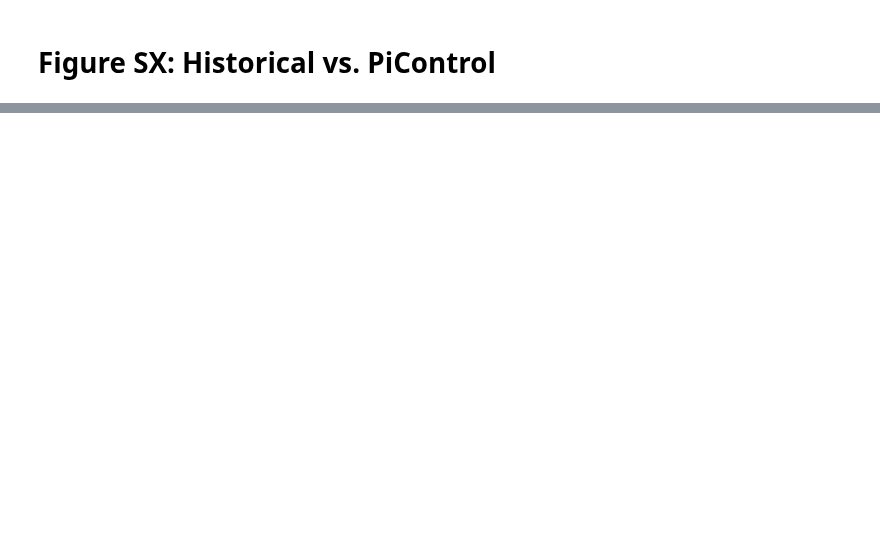
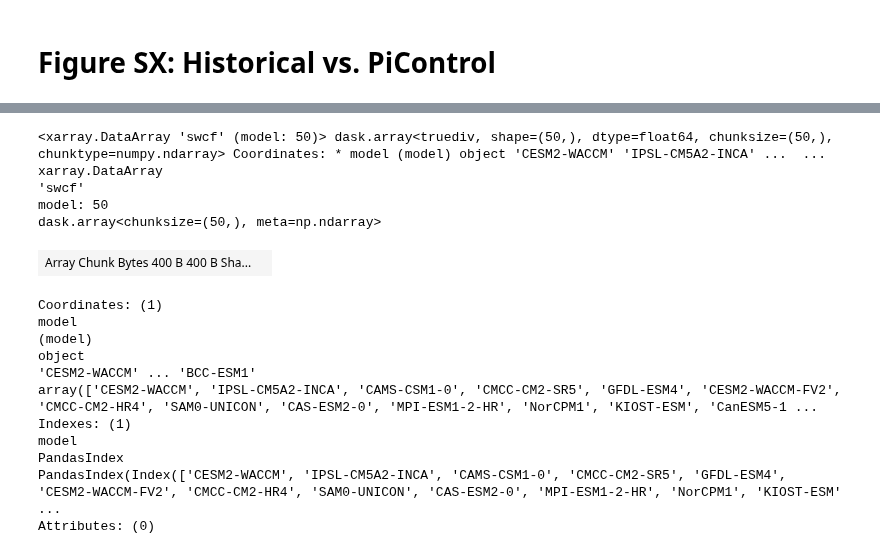
Before and after one commit to zacespinosa/SO-EP-teleconnection, a Jupyter notebook: Figure_Notebooks/Figure_SX_hist-vs-piControl.ipynb, the cells around one changed output, grey strips where cells are left out. Drawn from its saved outputs; the diff is of its cells as text; code cells hidden in the pictures; blank space fills up the shorter version.

```diff
--- a/Figure_Notebooks/Figure_SX_hist-vs-piControl.ipynb
+++ b/Figure_Notebooks/Figure_SX_hist-vs-piControl.ipynb
@@ -226 +313,25 @@ so_ept_hi = xr.open_dataset("/home/espinosa10/SO-EP-teleconnection/Data/so_ept_c
 so_ept_pi = xr.open_dataset("/home/espinosa10/SO-EP-teleconnection/Data/so_ept_coupling.nc")
+# %%
+# SWCF EPSA
+swcf_cmip6_epsa = xr.open_dataarray("/home/espinosa10/tropical_pacific_clouds/data/piControl/swcf_east_sa_cmip6_v3.nc")
+swcf_cmip5_epsa = xr.open_dataarray("/home/espinosa10/tropical_pacific_clouds/data/piControl/swcf_east_sa_cmip5_v3.nc")
+swcf_cmip_epsa = xr.concat([swcf_cmip6_epsa, swcf_cmip5_epsa], dim="model")
+
+obs_swcf = xr.open_dataset(f"/home/espinosa10/SO-EP-teleconnection/Data/obs/swcf-toa-obs-epsa.nc").swcf.values
+
+cre = xc.open_dataset("/home/espinosa10/tropical_pacific_clouds/data/historical/swcre_cmip6_monthly_1850-2000.nc", chunks={"time": -1})
+cre_anoms = xc.open_dataset("/home/espinosa10/tropical_pacific_clouds/data/historical/swcre_cmip6_anoms_monthly_1850-2000.nc", chunks={"time": -1})
+tos_cmip6 = xc.open_dataset("/home/espinosa10/tropical_pacific_clouds/data/historical/tos_mon_1850-2100_CMIP6_historical.nc", chunks={"time": -1})
+tos_anoms_cmip6 = tos_cmip6.temporal.departures("tos", "month").chunk({"time": -1})
+
+tos_cmip6["tos"] = detrend(tos_cmip6.tos)
+tos_anoms_cmip6["tos"] = detrend(tos_anoms_cmip6.tos)
+cre_anoms["swcre"] = detrend(cre_anoms.swcre_anoms)
+cre["swcre"] = detrend(cre.swcre)
+
+cf_cmip6 = calculate_cf(tos_anoms_cmip6, cre_anoms, save=False, save_name="cmip6")
+cf_cmip6 = fix_coords_no_time(cf_cmip6)
+cf_cmip6_epsa = cf_cmip6.sel(lon=slice(-105, -70), lat=slice(-40, -10))
+cf_cmip6_epsa = cf_cmip6_epsa.spatial.average("swcf")["swcf"]
+cf_cmip6_epsa
+# %% [output]
@@ -226,0 +339,17 @@ so_ept_pi = xr.open_dataset("/home/espinosa10/SO-EP-teleconnection/Data/so_ept_c
+<xarray.DataArray 'swcf' (model: 50)> dask.array<truediv, shape=(50,), dtype=float64, chunksize=(50,), chunktype=numpy.ndarray> Coordinates: * model (model) object 'CESM2-WACCM' 'IPSL-CM5A2-INCA' ...  ...
+xarray.DataArray
+'swcf'
+model: 50
+dask.array<chunksize=(50,), meta=np.ndarray>
+| Array Chunk Bytes 400 B 400 B Sha... |  |
+Coordinates: (1)
+model
+(model)
+object
+'CESM2-WACCM' ... 'BCC-ESM1'
+array(['CESM2-WACCM', 'IPSL-CM5A2-INCA', 'CAMS-CSM1-0', 'CMCC-CM2-SR5', 'GFDL-ESM4', 'CESM2-WACCM-FV2', 'CMCC-CM2-HR4', 'SAM0-UNICON', 'CAS-ESM2-0', 'MPI-ESM1-2-HR', 'NorCPM1', 'KIOST-ESM', 'CanESM5-1 ...
+Indexes: (1)
+model
+PandasIndex
+PandasIndex(Index(['CESM2-WACCM', 'IPSL-CM5A2-INCA', 'CAMS-CSM1-0', 'CMCC-CM2-SR5', 'GFDL-ESM4', 'CESM2-WACCM-FV2', 'CMCC-CM2-HR4', 'SAM0-UNICON', 'CAS-ESM2-0', 'MPI-ESM1-2-HR', 'NorCPM1', 'KIOST-ESM' ...
+Attributes: (0)
```
Also changed, not shown: parts of 8 cells of this notebook, 2 other files.
